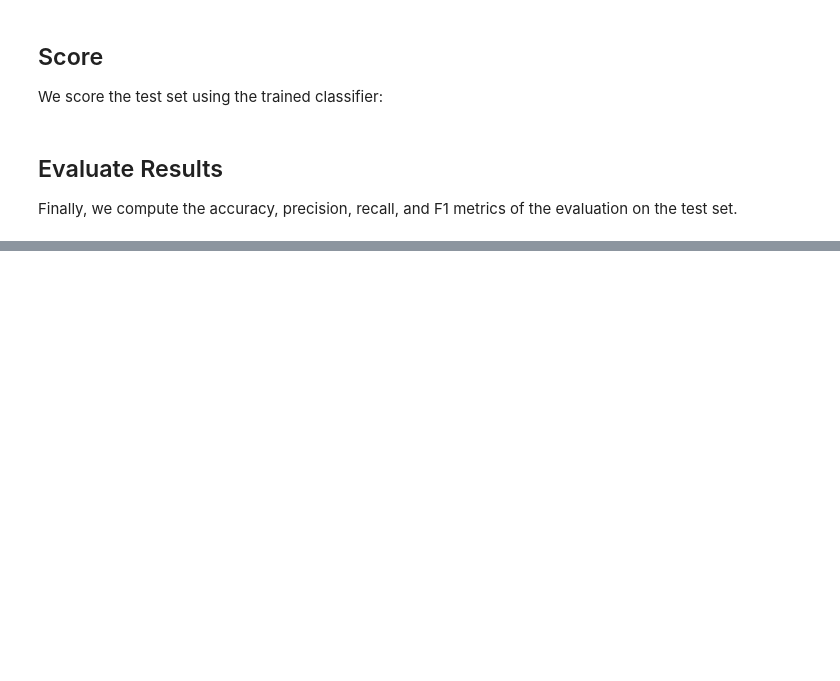
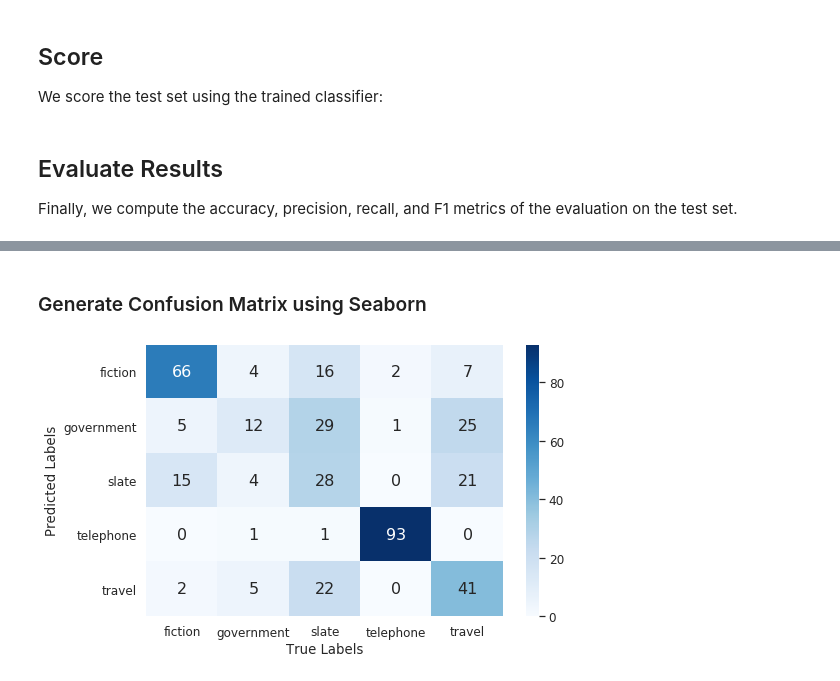
Before and after one commit to microsoft/nlp-recipes, a Jupyter notebook: scenarios/text_classification/tc_mnli_xlnet.ipynb, the cells around one changed output, grey strips where cells are left out. Drawn from its saved outputs; the diff is of its cells as text; code cells hidden in the pictures; blank space fills up the shorter version.

Commit message:
Added Visualization to Create Confusion Matrix using Seaborn in the notebook

```diff
--- a/scenarios/text_classification/tc_mnli_xlnet.ipynb
+++ b/scenarios/text_classification/tc_mnli_xlnet.ipynb
@@ -62,7 +66,7 @@ df = load_pandas_df(DATA_FOLDER, "train")
 df = df[df["gold_label"]=="neutral"]  # get unique sentences
 
 if DEBUG:
-    inds = random.sample(range(len(df.index)), 100)
+    inds = random.sample(range(len(df.index)), 1000)
     df = df.iloc[inds]
 # %%
 df.head()
@@ -149,0 +198,6 @@ print(classification_report(labels_test, preds, target_names=label_encoder.class
+# %% [markdown]
+### Generate Confusion Matrix using Seaborn
+# %%
+generate_confusion_matrix(labels_test,preds,label_encoder.classes_)
+# %% [output]
+[figure, added]
```
Also changed, not shown: parts of 7 cells of this notebook, 1 other file.
